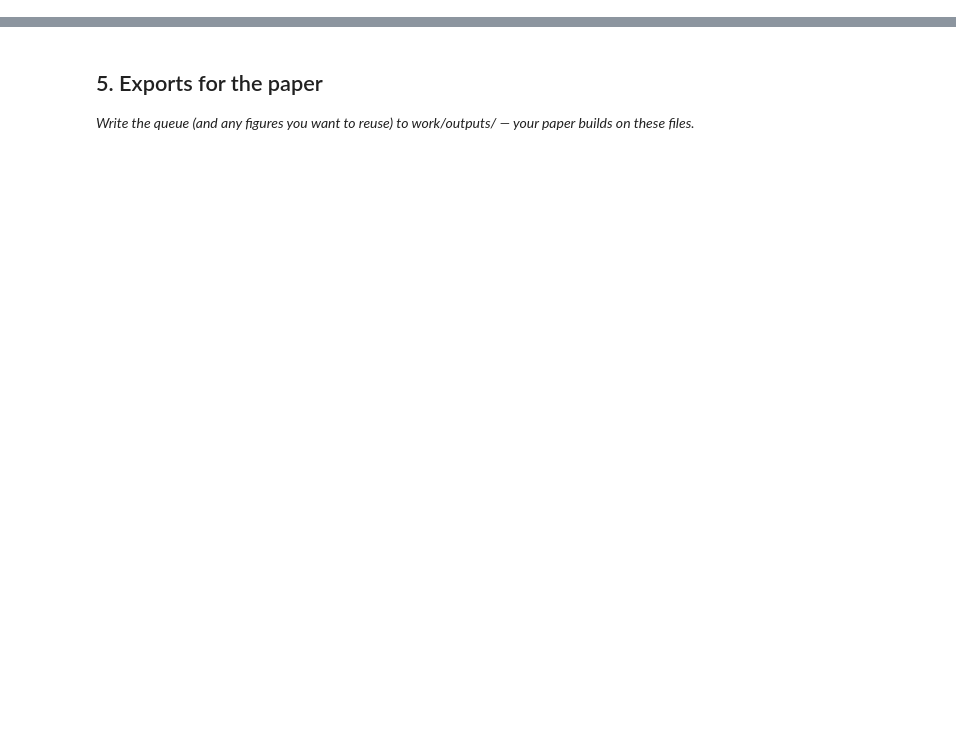
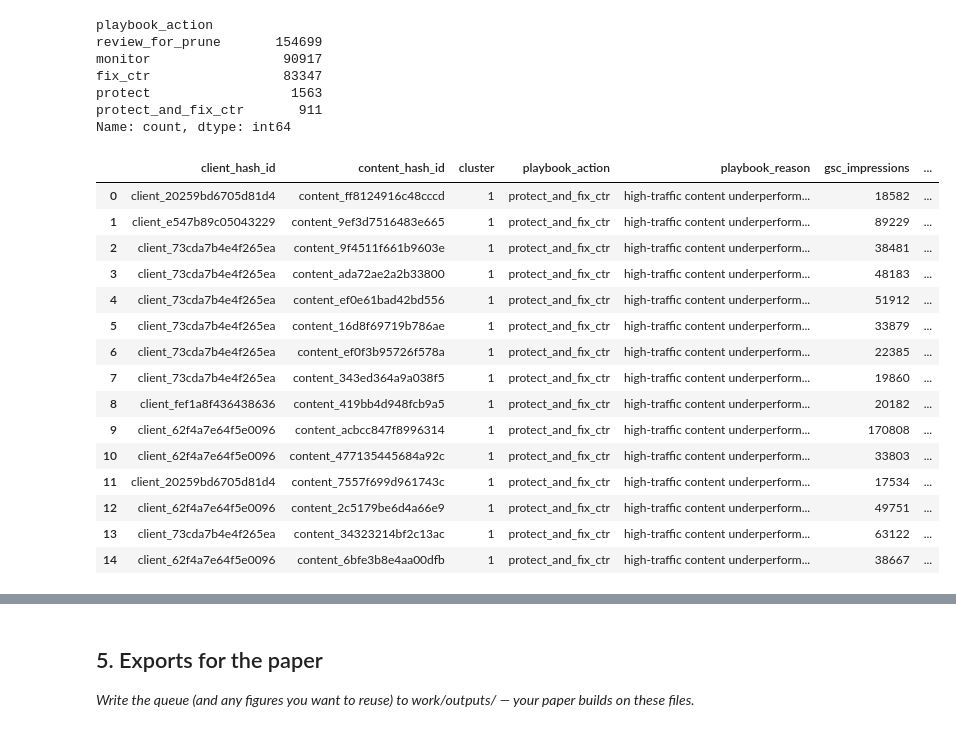
Before and after one commit to CaesarGhazi/Flyrank, a Jupyter notebook: work/notebooks/w07_action_playbook.ipynb, the cells around one changed output, grey strips where cells are left out. Drawn from its saved outputs; the diff is of its cells as text; code cells hidden in the pictures; blank space fills up the shorter version.

```diff
--- a/work/notebooks/w07_action_playbook.ipynb
+++ b/work/notebooks/w07_action_playbook.ipynb
@@ -12,0 +96,50 @@ This skeleton is yours to fill. Work the sections **in order** — each one has
+# %%
+# This cell is for CODE (numbers, a query, a check).
+# Write your text answer in the cell ABOVE this one — typing sentences here breaks Run All.
+
+# Archetype to action mapping (Cluster 0 = long tail/low visibility, Cluster 1 = high performers)
+def archetype_action(row):
+    if row["cluster"] == 1 and row["baseline_action"] == "fix_ctr":
+        return "protect_and_fix_ctr", "high-traffic content underperforming on clicks — highest-value fix"
+    if row["cluster"] == 1:
+        return "protect", "high-traffic content already converting reasonably — preserve visibility"
+    if row["cluster"] == 0 and row["baseline_action"] == "fix_ctr":
+        return "fix_ctr", "ranks on page 1 but low CTR — fixable metadata/snippet issue"
+    if row["gsc_impressions"] == 0:
+        return "review_for_prune", "zero visibility this month — candidate for prune or deeper review"
+    return "monitor", "long-tail content, no urgent signal this month"
+
+content_level[["playbook_action","playbook_reason"]] = content_level.apply(
+    lambda r: pd.Series(archetype_action(r)), axis=1
+)
+
+action_priority = {"protect_and_fix_ctr": 100, "fix_ctr": 80, "protect": 60, "review_for_prune": 30, "monitor": 10}
+content_level["priority_score"] = content_level["playbook_action"].map(action_priority)
+
+queue = content_level.sort_values("priority_score", ascending=False).reset_index(drop=True)
+print(queue["playbook_action"].value_counts())
+queue.head(15)[["client_hash_id","content_hash_id","cluster","playbook_action","playbook_reason","gsc_impressions","gsc_avg_position","ctr"]]
+# %% [output]
+playbook_action
+review_for_prune       154699
+monitor                 90917
+fix_ctr                 83347
+protect                  1563
+protect_and_fix_ctr       911
+Name: count, dtype: int64
+|  | client_hash_id | content_hash_id | cluster | playbook_action | playbook_reason | gsc_impressions | ... |
+| 0 | client_20259bd6705d81d4 | content_ff8124916c48cccd | 1 | protect_and_fix_ctr | high-traffic content underperform... | 18582 | ... |
+| 1 | client_e547b89c05043229 | content_9ef3d7516483e665 | 1 | protect_and_fix_ctr | high-traffic content underperform... | 89229 | ... |
+| 2 | client_73cda7b4e4f265ea | content_9f4511f661b9603e | 1 | protect_and_fix_ctr | high-traffic content underperform... | 38481 | ... |
+| 3 | client_73cda7b4e4f265ea | content_ada72ae2a2b33800 | 1 | protect_and_fix_ctr | high-traffic content underperform... | 48183 | ... |
+| 4 | client_73cda7b4e4f265ea | content_ef0e61bad42bd556 | 1 | protect_and_fix_ctr | high-traffic content underperform... | 51912 | ... |
+| 5 | client_73cda7b4e4f265ea | content_16d8f69719b786ae | 1 | protect_and_fix_ctr | high-traffic content underperform... | 33879 | ... |
+| 6 | client_73cda7b4e4f265ea | content_ef0f3b95726f578a | 1 | protect_and_fix_ctr | high-traffic content underperform... | 22385 | ... |
+| 7 | client_73cda7b4e4f265ea | content_343ed364a9a038f5 | 1 | protect_and_fix_ctr | high-traffic content underperform... | 19860 | ... |
+| 8 | client_fef1a8f436438636 | content_419bb4d948fcb9a5 | 1 | protect_and_fix_ctr | high-traffic content underperform... | 20182 | ... |
+| 9 | client_62f4a7e64f5e0096 | content_acbcc847f8996314 | 1 | protect_and_fix_ctr | high-traffic content underperform... | 170808 | ... |
+| 10 | client_62f4a7e64f5e0096 | content_477135445684a92c | 1 | protect_and_fix_ctr | high-traffic content underperform... | 33803 | ... |
+| 11 | client_20259bd6705d81d4 | content_7557f699d961743c | 1 | protect_and_fix_ctr | high-traffic content underperform... | 17534 | ... |
+| 12 | client_62f4a7e64f5e0096 | content_2c5179be6d4a66e9 | 1 | protect_and_fix_ctr | high-traffic content underperform... | 49751 | ... |
+| 13 | client_73cda7b4e4f265ea | content_34323214bf2c13ac | 1 | protect_and_fix_ctr | high-traffic content underperform... | 63122 | ... |
+| 14 | client_62f4a7e64f5e0096 | content_6bfe3b8e4aa00dfb | 1 | protect_and_fix_ctr | high-traffic content underperform... | 38667 | ... |
```
Also changed, not shown: parts of 14 cells of this notebook.
